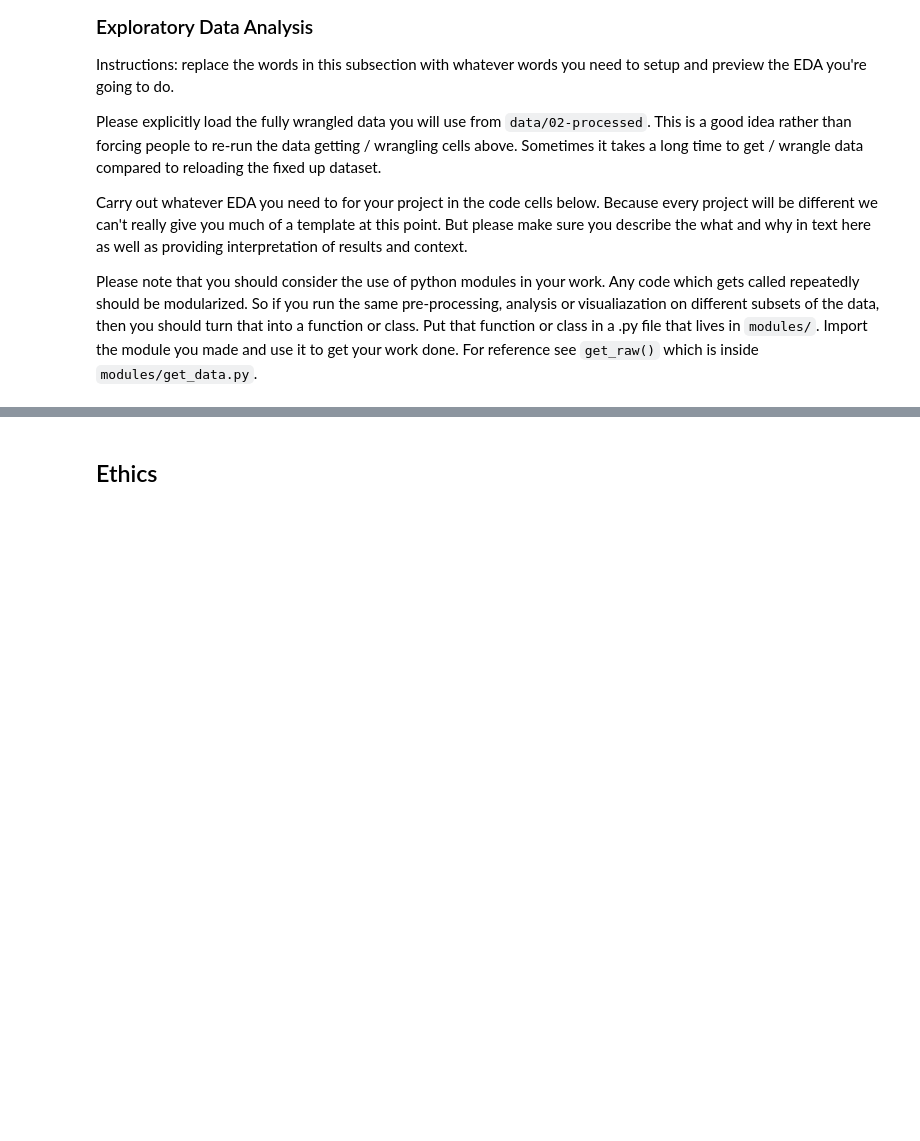
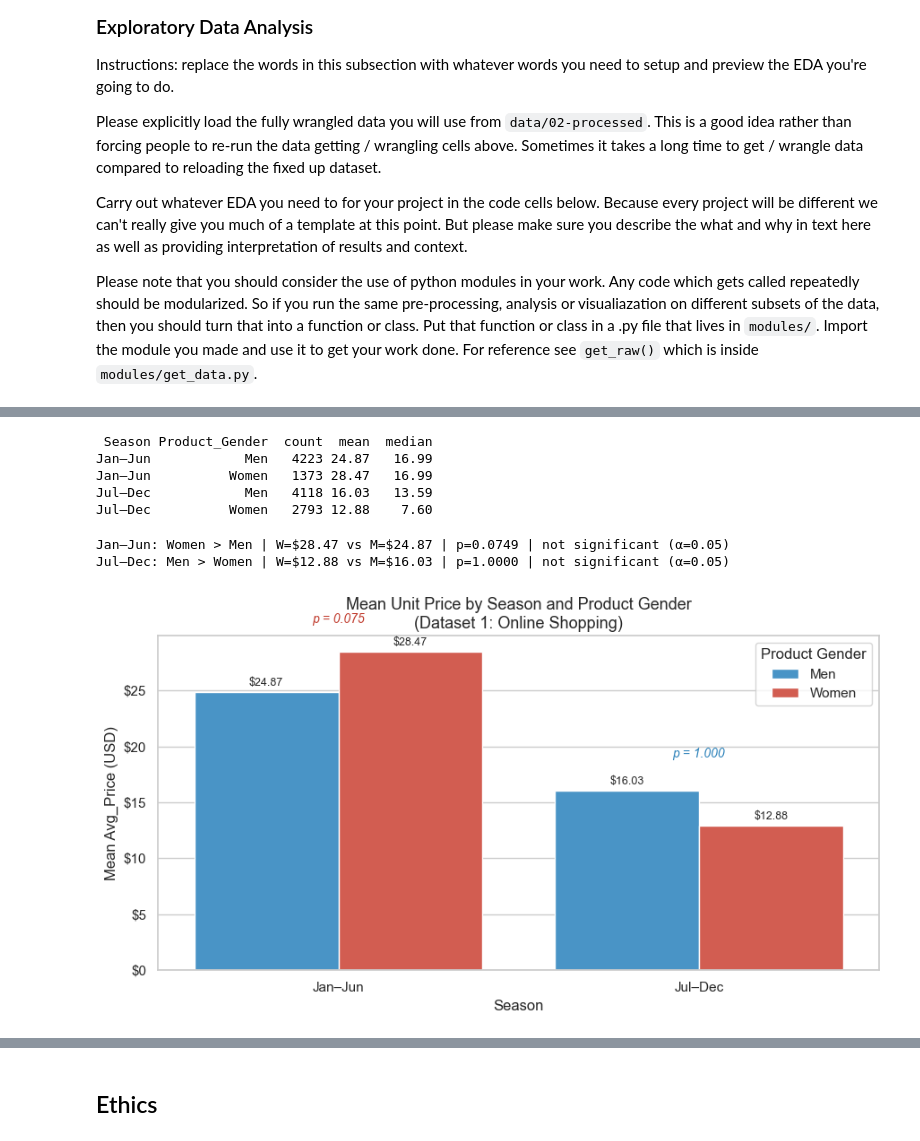
Before and after one commit to COGS108/Group136_WI26, a Jupyter notebook: 02-EDACheckpoint.ipynb, the cells around one changed output, grey strips where cells are left out. Cells and saved outputs as stored; diff of their text form; code cells hidden in the pictures; blank space fills up the shorter version.

```diff
--- a/02-EDACheckpoint.ipynb
+++ b/02-EDACheckpoint.ipynb
@@ -256,0 +638,58 @@ Some more words and stuff.  Remember notebooks work best if you interleave the c
+# %%
+from scipy.stats import mannwhitneyu
+
+# Seasonal summary
+season_summary = (
+    d1_eda.groupby(['Season', 'Product_Gender'])['Avg_Price']
+    .agg(count='count', mean=lambda x: round(x.mean(), 2),
+         median=lambda x: round(x.median(), 2))
+    .reset_index()
+)
+print(season_summary.to_string(index=False))
+print()
+# %% [output]
+ Season Product_Gender  count  mean  median
+Jan–Jun            Men   4223 24.87   16.99
+Jan–Jun          Women   1373 28.47   16.99
+Jul–Dec            Men   4118 16.03   13.59
+Jul–Dec          Women   2793 12.88    7.60
+# %%
+# Statistical tests per season
+for season in ['Jan–Jun', 'Jul–Dec']:
+    sub = d1_eda[d1_eda['Season'] == season]
+    w = sub[sub['Product_Gender'] == 'Women']['Avg_Price']
+    m = sub[sub['Product_Gender'] == 'Men']['Avg_Price']
+    u, p = mannwhitneyu(w, m, alternative='greater')
+    direction = 'Women > Men' if w.mean() > m.mean() else 'Men > Women'
+    print(f'{season}: {direction} | W=${w.mean():.2f} vs M=${m.mean():.2f} '
+          f'| p={p:.4f} | {"significant" if p < 0.05 else "not significant"} (α=0.05)')
+# %% [output]
+Jan–Jun: Women > Men | W=$28.47 vs M=$24.87 | p=0.0749 | not significant (α=0.05)
+Jul–Dec: Men > Women | W=$12.88 vs M=$16.03 | p=1.0000 | not significant (α=0.05)
+# %%
+# Grouped bar chart: Season x Gender
+fig, ax = plt.subplots(figsize=(9, 5))
+
+season_plot = season_summary.copy()
+sns.barplot(
+    data=season_plot, x='Season', y='mean', hue='Product_Gender',
+    palette={'Men': '#3498db', 'Women': '#e74c3c'}, ax=ax
+)
+
+ax.set_title('Mean Unit Price by Season and Product Gender\n(Dataset 1: Online Shopping)', fontsize=13)
+ax.set_xlabel('Season')
+ax.set_ylabel('Mean Avg_Price (USD)')
+ax.yaxis.set_major_formatter(ticker.StrMethodFormatter('${x:,.0f}'))
+ax.legend(title='Product Gender')
+
+# Add p-value annotations
+ax.text(0, 31, 'p = 0.075', ha='center', fontsize=10, color='#c0392b', style='italic')
+ax.text(1, 19, 'p = 1.000', ha='center', fontsize=10, color='#2980b9', style='italic')
+
+for container in ax.containers:
+    ax.bar_label(container, fmt='$%.2f', padding=3, fontsize=9)
+
+plt.tight_layout()
+plt.show()
+# %% [output]
+[figure, added]
```
Also changed, not shown: parts of 88 cells of this notebook, 5 other files.
